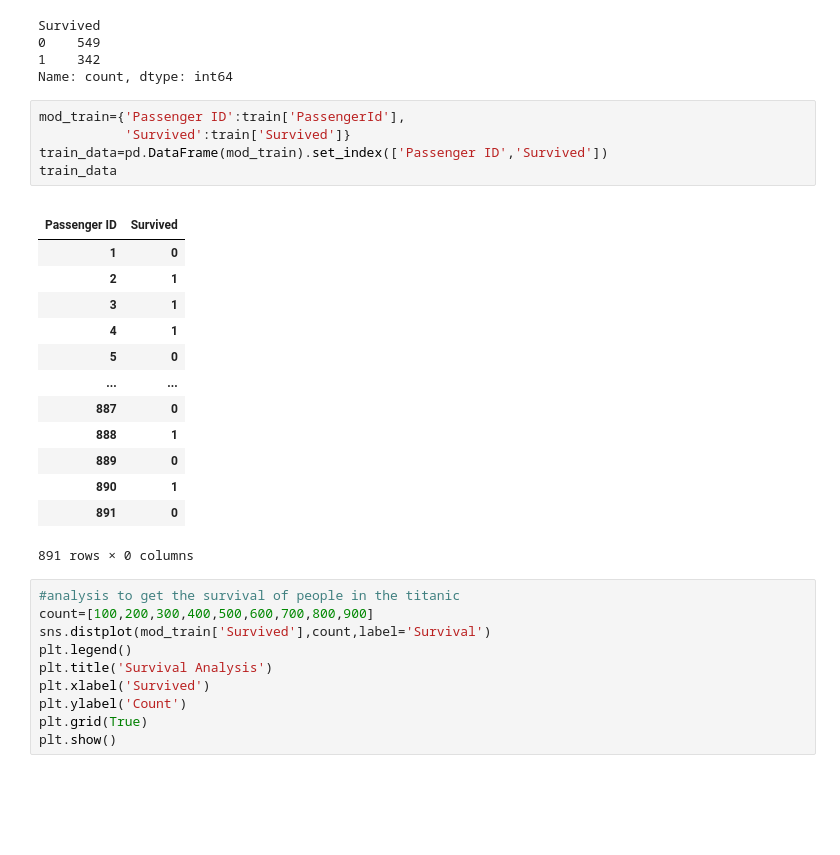
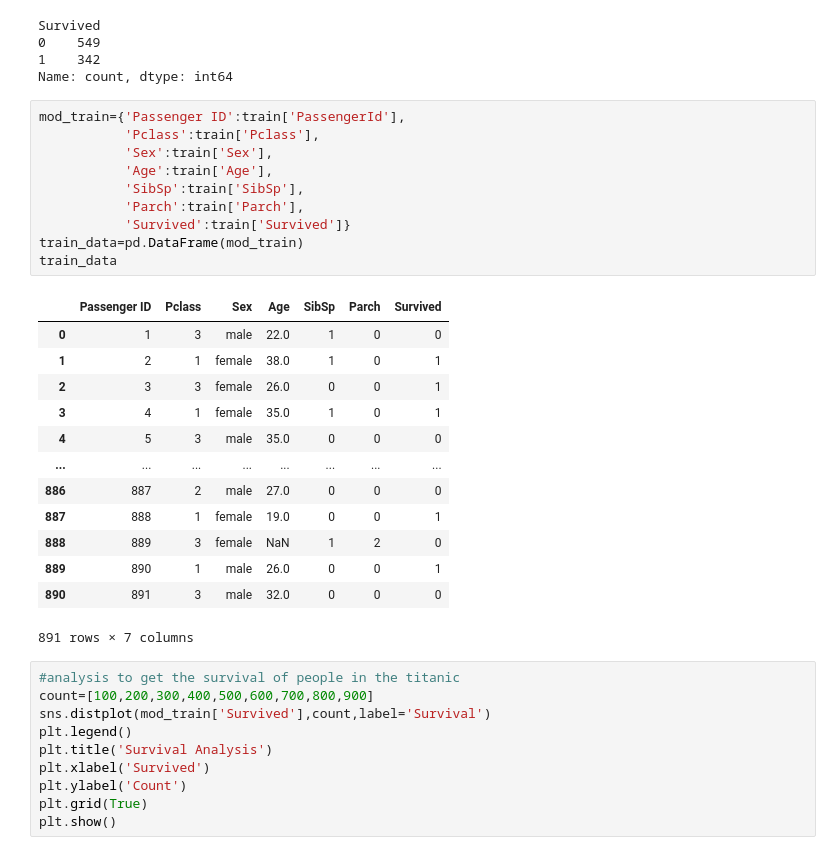
Before and after one commit to ankitg-02/Titanic, a Jupyter notebook: Titanic1.ipynb, the cells around one changed output. Drawn from its saved outputs; the diff is of its cells as text; blank space fills up the shorter version.

```diff
--- a/Titanic1.ipynb
+++ b/Titanic1.ipynb
@@ -144,24 +149,28 @@ Survived
 Name: count, dtype: int64
 # %%
 mod_train={'Passenger ID':train['PassengerId'],
+           'Pclass':train['Pclass'],
+           'Sex':train['Sex'],
+           'Age':train['Age'],
+           'SibSp':train['SibSp'],
+           'Parch':train['Parch'],
            'Survived':train['Survived']}
-train_data=pd.DataFrame(mod_train).set_index(['Passenger ID','Survived'])
+train_data=pd.DataFrame(mod_train)
 train_data
 # %% [output]
-|  |  |
-| Passenger ID | Survived |
-| 1 | 0 |
-| 2 | 1 |
-| 3 | 1 |
-| 4 | 1 |
-| 5 | 0 |
-| ... | ... |
-| 887 | 0 |
-| 888 | 1 |
-| 889 | 0 |
-| 890 | 1 |
-| 891 | 0 |
+|  | Passenger ID | Pclass | Sex | Age | SibSp | Parch | Survived |
+| 0 | 1 | 3 | male | 22.0 | 1 | 0 | 0 |
+| 1 | 2 | 1 | female | 38.0 | 1 | 0 | 1 |
+| 2 | 3 | 3 | female | 26.0 | 0 | 0 | 1 |
+| 3 | 4 | 1 | female | 35.0 | 1 | 0 | 1 |
+| 4 | 5 | 3 | male | 35.0 | 0 | 0 | 0 |
+| ... | ... | ... | ... | ... | ... | ... | ... |
+| 886 | 887 | 2 | male | 27.0 | 0 | 0 | 0 |
+| 887 | 888 | 1 | female | 19.0 | 0 | 0 | 1 |
+| 888 | 889 | 3 | female | NaN | 1 | 2 | 0 |
+| 889 | 890 | 1 | male | 26.0 | 0 | 0 | 1 |
+| 890 | 891 | 3 | male | 32.0 | 0 | 0 | 0 |
-891 rows × 0 columns
+891 rows × 7 columns
 # %%
 #analysis to get the survival of people in the titanic
 count=[100,200,300,400,500,600,700,800,900]
```
Also changed, not shown: parts of 2 cells of this notebook.
